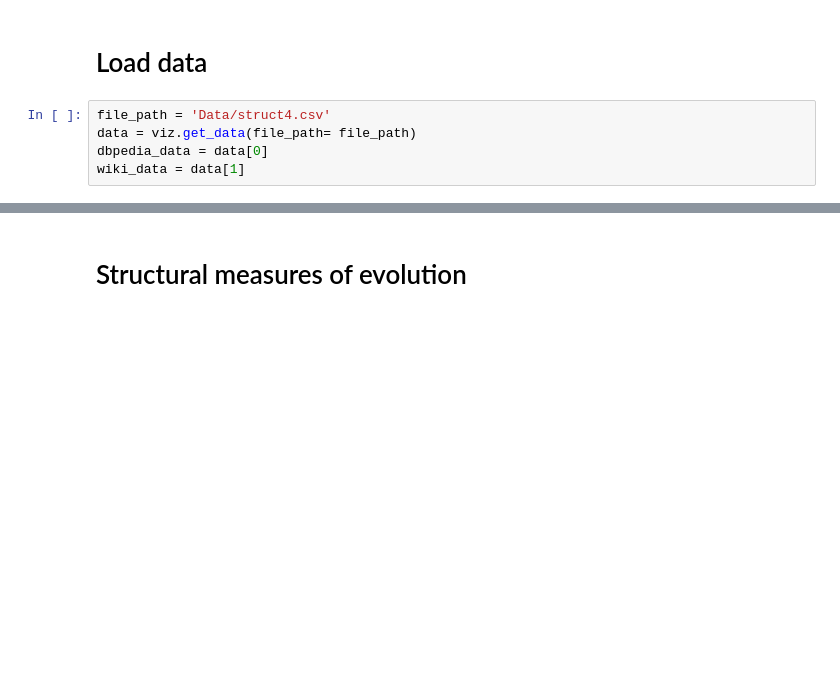
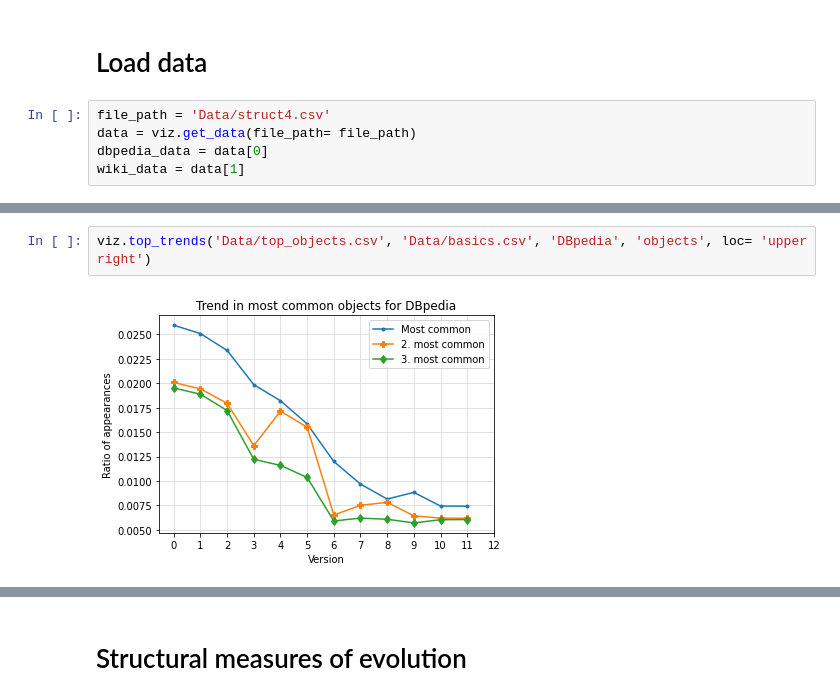
Before and after one commit to EBrandDV/P4, a Jupyter notebook: notebook.ipynb, the cells around one changed output, grey strips where cells are left out. Drawn from its saved outputs; the diff is of its cells as text; blank space fills up the shorter version.

```diff
--- a/notebook.ipynb
+++ b/notebook.ipynb
@@ -20,0 +27,4 @@ wiki_data = data[1]
+# %%
+viz.top_trends('Data/top_objects.csv', 'Data/basics.csv', 'DBpedia', 'objects', loc= 'upper right')
+# %% [output]
+[figure, added]
```
Also changed, not shown: parts of 6 cells of this notebook, 1 other file.
